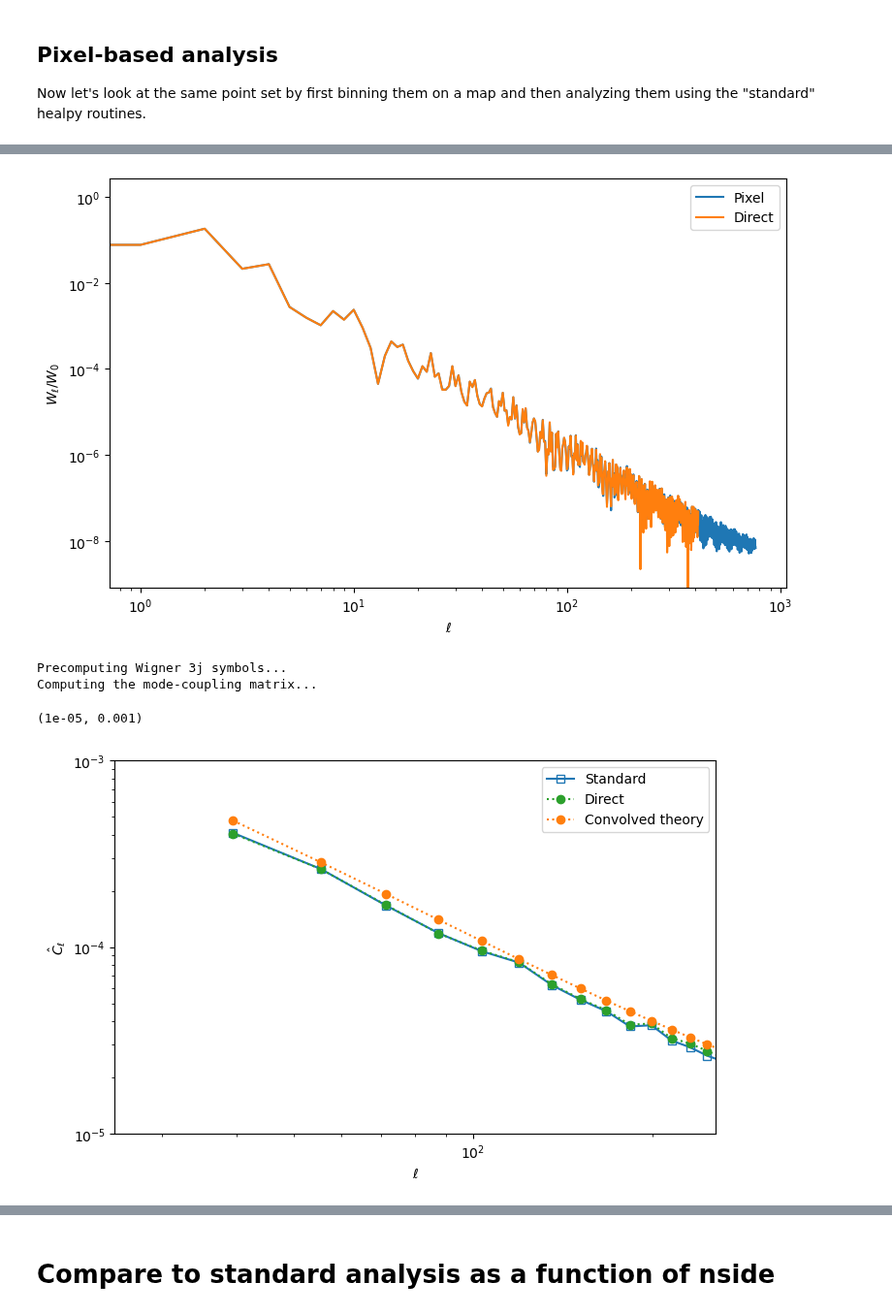
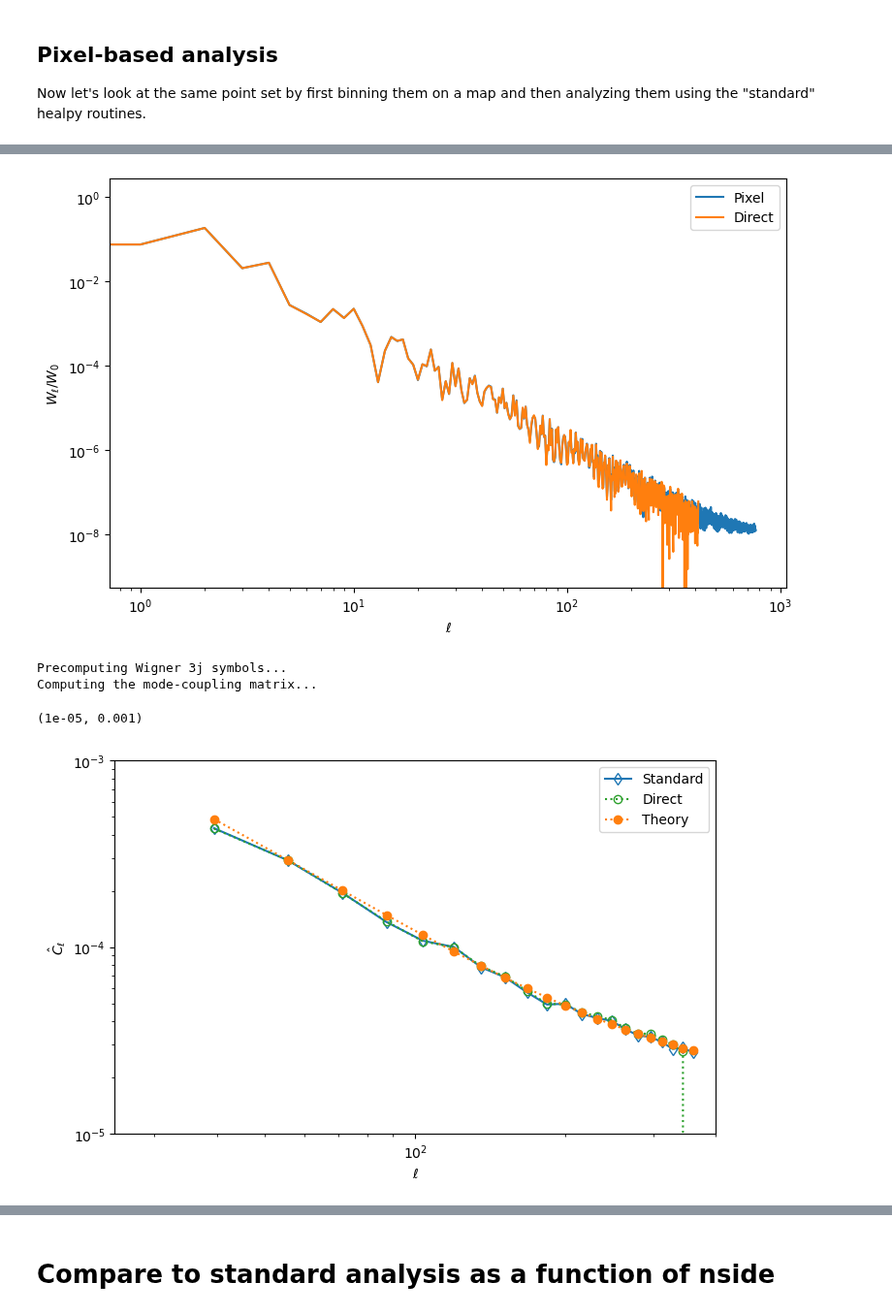
Before and after one commit to martinjameswhite/directsht, a Jupyter notebook: notebooks/analyzing_mocks.ipynb, the cells around one changed output, grey strips where cells are left out. Shown at 97% size. Saved outputs shown, nothing was run; the diff lists cells and outputs as text; code cells hidden in the pictures.

```diff
--- a/notebooks/analyzing_mocks.ipynb
+++ b/notebooks/analyzing_mocks.ipynb
@@ -63,10 +63,11 @@ def veto_points(tt,pp,wt,nveto,rveto):
     return( (tt[ww],pp[ww],wt[ww]) )
 # %%
 # Generate a lognormal mock
-npnt_fullsky = 3 * 500000
+npnt_fullsky = 3 * 250000
 #
 # Initialize a helper object from which to draw realizations
 nside_mockmaking = 2048
+nside_mockmaking = 8192
 Mocks_obj = LogNormalMocks(npnt_fullsky,nside=nside_mockmaking,
                            theta_range=[theta_min,theta_max],
                            phi_range=[phi_min,phi_max])
@@ -123,7 +124,6 @@ First do a "direct harmonic analysis" of the data and random points by applying
 # %%
 # Set up an sht instance.  We will set Nx to be quite large, so that we are
 # confident in our interpolation.
-Nl   = 2**8
 Nl   = 350
 Nx   = 4*Nl+1
 xmax = 5.0/8.0
@@ -282,17 +281,15 @@ Now let's look at the same point set by first binning them on a map and then ana
 def make_map(thetas,phis,wts,nside):
     """Makes a (normalized) Healpix map from the points."""
     pixarea= hp.pixelfunc.nside2pixarea(nside)
-    npix   = 12*nside**2
+    npix   = hp.nside2npix(nside)
     pixnum = hp.ang2pix(nside,thetas,phis)
     dmap,_ = np.histogram(pixnum,bins=np.arange(npix+1)-0.5,weights=wts)
     dmap   = dmap.astype('float64') / pixarea
     return(dmap)
 # %%
 # Show an example at some nside.
-# Eventually want to plot in grey the masked region
-# and make it look pretty.
 nside= 256
-npix = 12*nside**2
+npix = hp.nside2npix(nside)
 dmap = make_map(tdata,pdata,wdata,nside)
 rmap = make_map(trand,prand,wrand,nside)
 #
@@ -303,7 +300,6 @@ print("rmap.sum=",np.sum(rmap))
 # then generate the 1+delta field.
 msk = np.nonzero(rmap>0)[0]
 avg = np.mean(rmap[msk])
-print("Have {:8.2f} randoms per non-empty pixel.".format(avg))
 msk = np.nonzero(rmap>0.5*avg)[0]
 #
 omap      = np.zeros(npix,dtype='f8')
@@ -312,9 +308,14 @@ omap[msk] = omap[msk]/np.mean(omap[msk]) - 1
 mask      = np.zeros(npix)
 mask[msk] = 1.0
 #
-fsky = len(np.nonzero(dmap>0)[0])/float(len(dmap))
+fsky = len(msk)/float(len(mask))
 print("fsky=",fsky)
 #
-hp.mollview(omap,title='Over-density')
+ma = hp.ma(omap)
+ma.mask = (mask<0.5)
+hp.mollview(ma,norm='hist',title='Overdensity')
 hp.graticule()
+#
+hp.mollview(mask,title='Mask')
+hp.graticule()
 # %% [output]
@@ -352,7 +350,7 @@ ax.set_ylabel(r'$W_\ell/W_0$')
 #
 plt.tight_layout()
 # %% [output]
-[figure, old version]
+[figure, new version]
 # %%
 # We need to initialize a different mode-decoupling object
 # because our map-level mask has a different normalization
@@ -367,21 +365,24 @@ Computing the mode-coupling matrix...
 # %%
 # Let's just plot the angular power spectrum so we know what we've got.
 fig,ax = plt.subplots(1,1,figsize=(8,5))
-ax.plot(binned_ells,mdel_decoupled,'s-',color='C0',mfc='None',label='Standard')
-ax.plot(binned_ells,hdif_decoupled,'o:',color='C2',label='Direct')
+ax.plot(binned_ells,mdel_decoupled,'d-',color='C0',\
+        mfc='None',label='Standard')
+ax.plot(binned_ells,hdif_decoupled,'o:',color='C2',\
+        mfc='None',label='Direct')
 #
 # Compare to the theory convolved with the bandpower window function.
-clt_conv = np.dot(Mbl, cl_theory[:Mbl.shape[1]])
-ax.plot(binned_ells, clt_conv[Ndiscard:-Ndiscard],'o:',color='C1',label='Convolved theory')
+clt_conv = np.dot(Mbl,cl_theory[:Mbl.shape[1]])
+ax.plot(binned_ells,clt_conv[Ndiscard:-Ndiscard],'o:',\
+        color='C1',label='Theory')
 #
 ax.legend()
 #
 ax.set_xscale('log')
 ax.set_yscale('log')
 ax.set_xlabel(r'$\ell$')
 ax.set_ylabel(r'$\hat{C}_\ell$')
-ax.set_xlim([25,256])
+ax.set_xlim([25,400])
 ax.set_ylim([1e-5,1e-3])
 # %% [output]
 (1e-05, 0.001)
-[figure, old version]
+[figure, new version]
```
Also changed, not shown: parts of 18 cells of this notebook.
